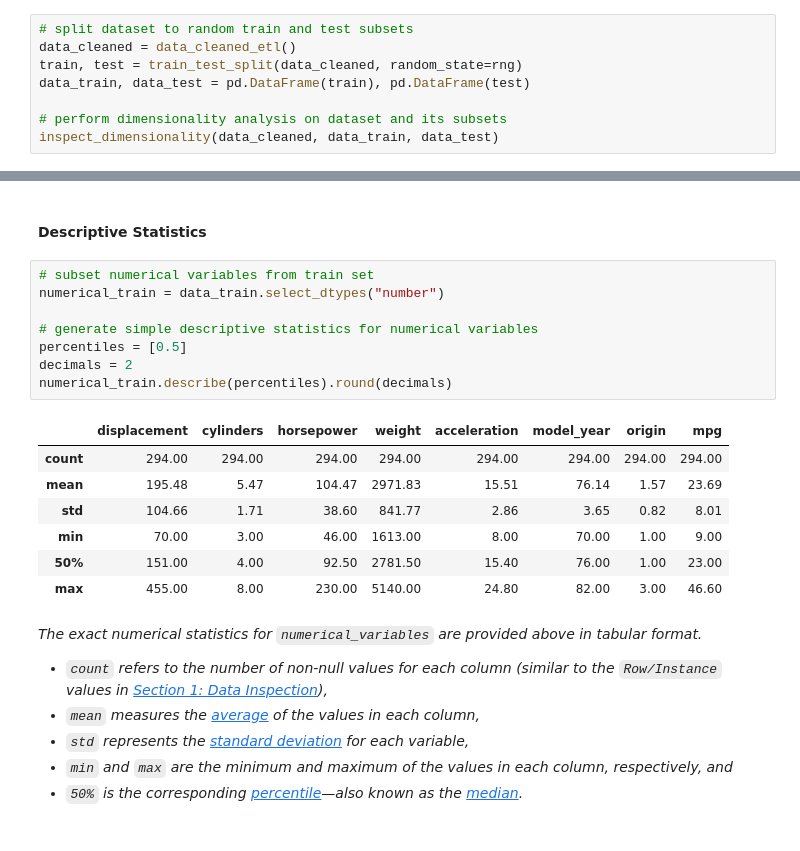
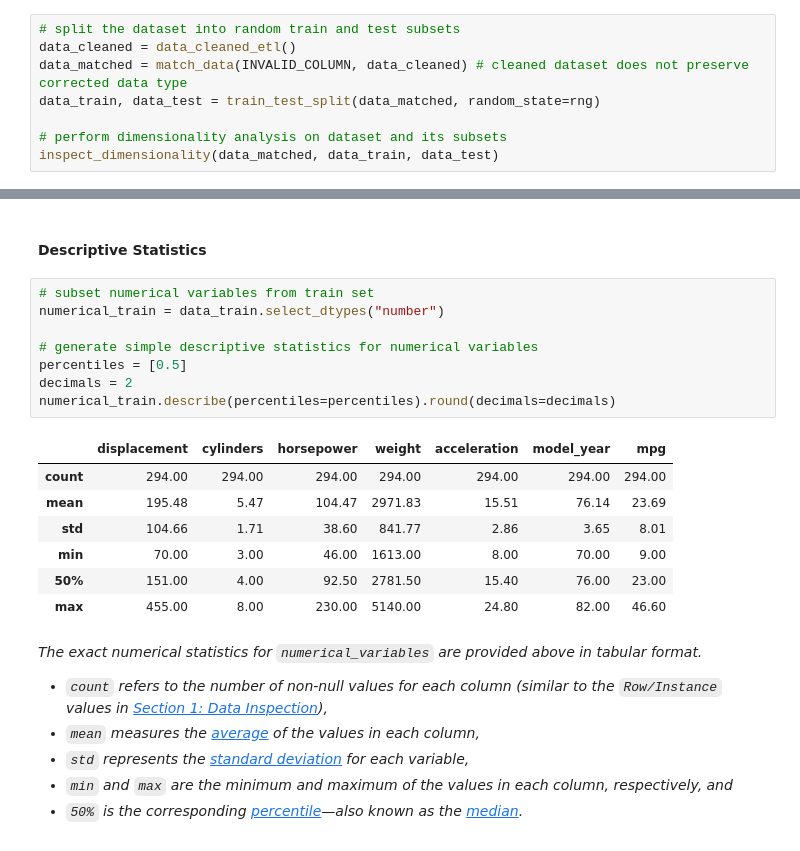
Before and after one commit to garudapaksi-yusuf/Auto_MPG_Prediction, a Jupyter notebook: notebook/2_exploratory-data-analysis.ipynb, the cells around one changed output, grey strips where cells are left out. Cells and saved outputs as stored; diff of their text form.

```diff
--- a/notebook/2_exploratory-data-analysis.ipynb
+++ b/notebook/2_exploratory-data-analysis.ipynb
@@ -61,13 +63,13 @@ rng = random_number_generator(SEED)
 * *In order to obtain reproducible (i.e. constant) results across multiple executions of this project, the recommended way is to declare an `rng` variable at the top of the project, and pass it down to any object that accepts a `random_state` parameter.*
 * *The random seed used arbitrarily throughout this project is [42](https://en.wikipedia.org/wiki/42_(number)).*
 # %%
-# split dataset to random train and test subsets
+# split the dataset into random train and test subsets
 data_cleaned = data_cleaned_etl()
-train, test = train_test_split(data_cleaned, random_state=rng)
-data_train, data_test = pd.DataFrame(train), pd.DataFrame(test)
+data_matched = match_data(INVALID_COLUMN, data_cleaned) # cleaned dataset does not preserve corrected data type
+data_train, data_test = train_test_split(data_matched, random_state=rng)
 
 # perform dimensionality analysis on dataset and its subsets
-inspect_dimensionality(data_cleaned, data_train, data_test)
+inspect_dimensionality(data_matched, data_train, data_test)
 # %% [output]
 |  | row_n | row_ratio | column |
 | dataset | 392 | 1.00 | 8 |
@@ -88,19 +90,19 @@ The table above describes the dimensionality of the Auto MPG dataset after the d
 # %%
 # subset numerical variables from train set
 numerical_train = data_train.select_dtypes("number")
 
 # generate simple descriptive statistics for numerical variables
 percentiles = [0.5]
 decimals = 2
-numerical_train.describe(percentiles).round(decimals)
+numerical_train.describe(percentiles=percentiles).round(decimals=decimals)
 # %% [output]
-|  | displacement | cylinders | horsepower | weight | acceleration | model_year | origin | mpg |
-| count | 294.00 | 294.00 | 294.00 | 294.00 | 294.00 | 294.00 | 294.00 | 294.00 |
-| mean | 195.48 | 5.47 | 104.47 | 2971.83 | 15.51 | 76.14 | 1.57 | 23.69 |
-| std | 104.66 | 1.71 | 38.60 | 841.77 | 2.86 | 3.65 | 0.82 | 8.01 |
-| min | 70.00 | 3.00 | 46.00 | 1613.00 | 8.00 | 70.00 | 1.00 | 9.00 |
-| 50% | 151.00 | 4.00 | 92.50 | 2781.50 | 15.40 | 76.00 | 1.00 | 23.00 |
-| max | 455.00 | 8.00 | 230.00 | 5140.00 | 24.80 | 82.00 | 3.00 | 46.60 |
+|  | displacement | cylinders | horsepower | weight | acceleration | model_year | mpg |
+| count | 294.00 | 294.00 | 294.00 | 294.00 | 294.00 | 294.00 | 294.00 |
+| mean | 195.48 | 5.47 | 104.47 | 2971.83 | 15.51 | 76.14 | 23.69 |
+| std | 104.66 | 1.71 | 38.60 | 841.77 | 2.86 | 3.65 | 8.01 |
+| min | 70.00 | 3.00 | 46.00 | 1613.00 | 8.00 | 70.00 | 9.00 |
+| 50% | 151.00 | 4.00 | 92.50 | 2781.50 | 15.40 | 76.00 | 23.00 |
+| max | 455.00 | 8.00 | 230.00 | 5140.00 | 24.80 | 82.00 | 46.60 |
 # %% [markdown]
 *The exact numerical statistics for `numerical_variables` are provided above in tabular format.*
 * *`count` refers to the number of non-null values for each column (similar to the `Row/Instance` values in [Section 1: Data Inspection](#data-inspection)),*
```
Also changed, not shown: parts of 6 cells of this notebook, 5 other files.
